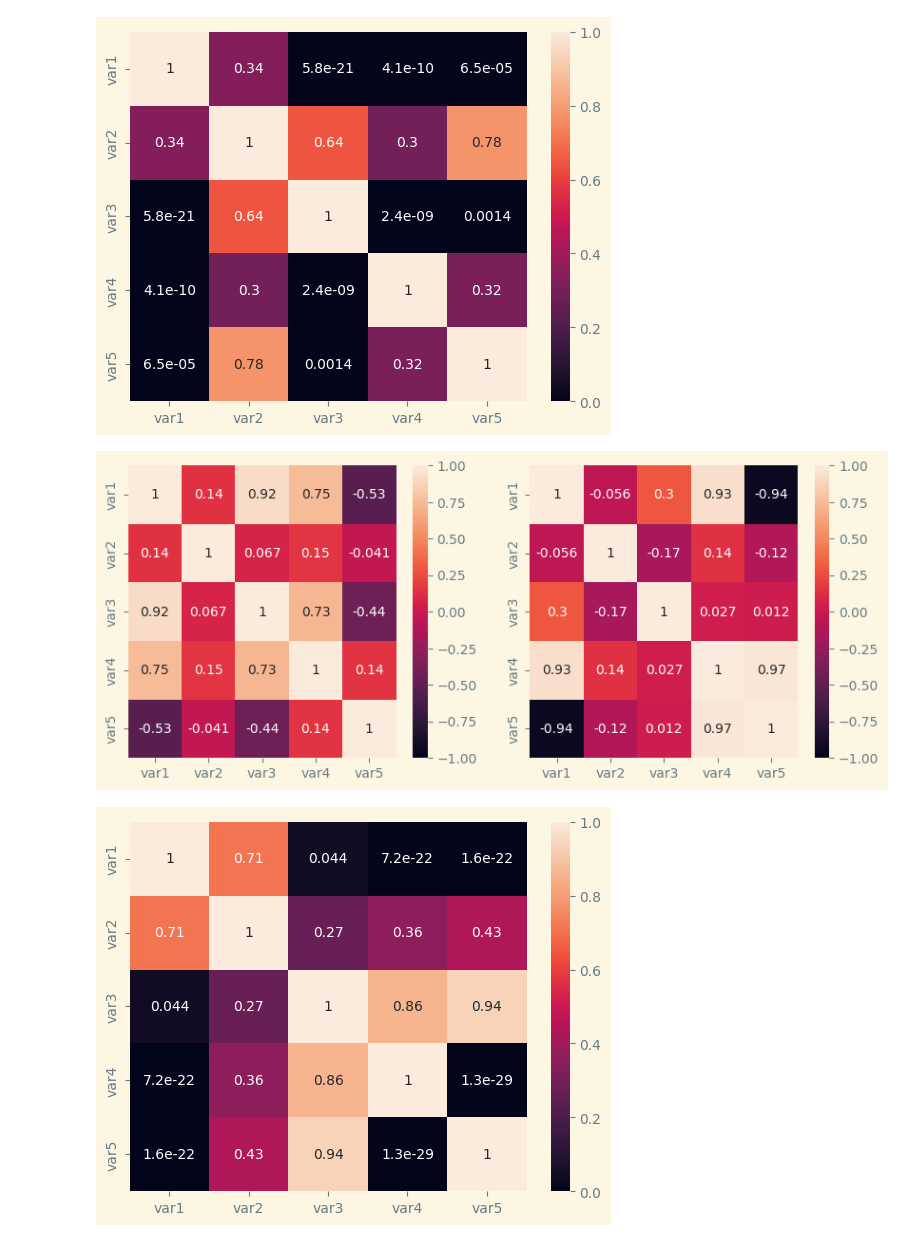
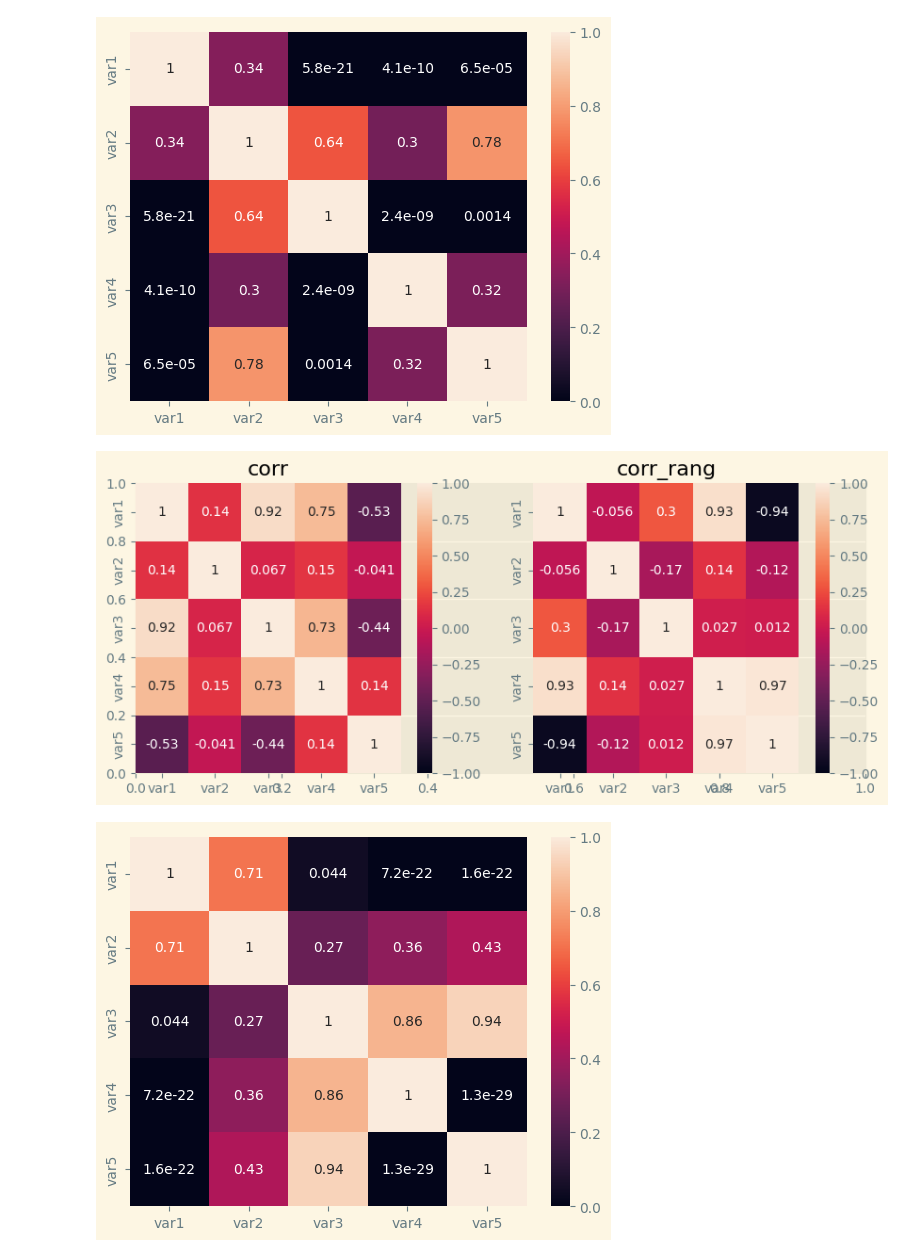
Before and after one commit to WhyNotKo/Statistical-information-processing-methods, a Jupyter notebook: lab3.ipynb, the cells around one changed output. Cells and saved outputs as stored; diff of their text form; code cells hidden in the pictures.

```diff
--- a/lab3.ipynb
+++ b/lab3.ipynb
@@ -95,11 +77,17 @@ def get_part_corr(df):
 corr_part, p_vals = get_part_corr(data)
 # print(partial_corr)
 # %%
-fig, (ax1, ax2) = plt.subplots(1, 2, figsize=(10, 4))
-sns.heatmap(corr, annot=True, vmin=-1, vmax=1, ax=ax1);
-sns.heatmap(corr_part, annot=True, vmin=-1, vmax=1,ax=ax2);
+fig = plt.subplots(figsize=(10, 4))
+
+plt.subplot(121)
+plt.title('corr')
+sns.heatmap(corr, annot=True, vmin=-1, vmax=1);
+
+plt.subplot(122)
+plt.title('corr_rang')
+sns.heatmap(corr_part, annot=True, vmin=-1, vmax=1);
 # %% [output]
-[figure, old version]
+[figure, new version]
 # %%
 sns.heatmap(p_vals, annot=True, vmin=0, vmax=1);
 # %% [output]
```
Also changed, not shown: parts of 7 cells of this notebook, 1 other file.
